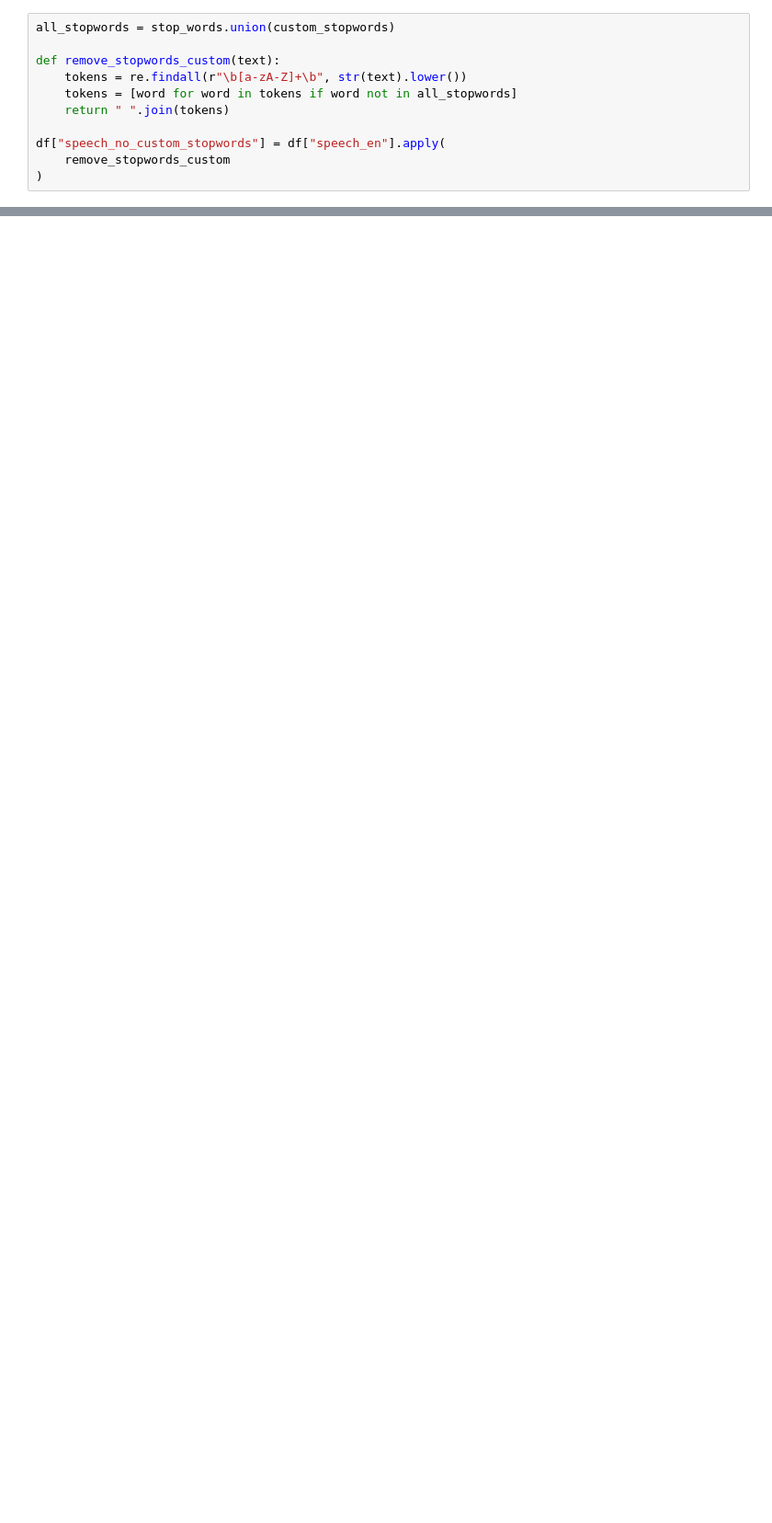
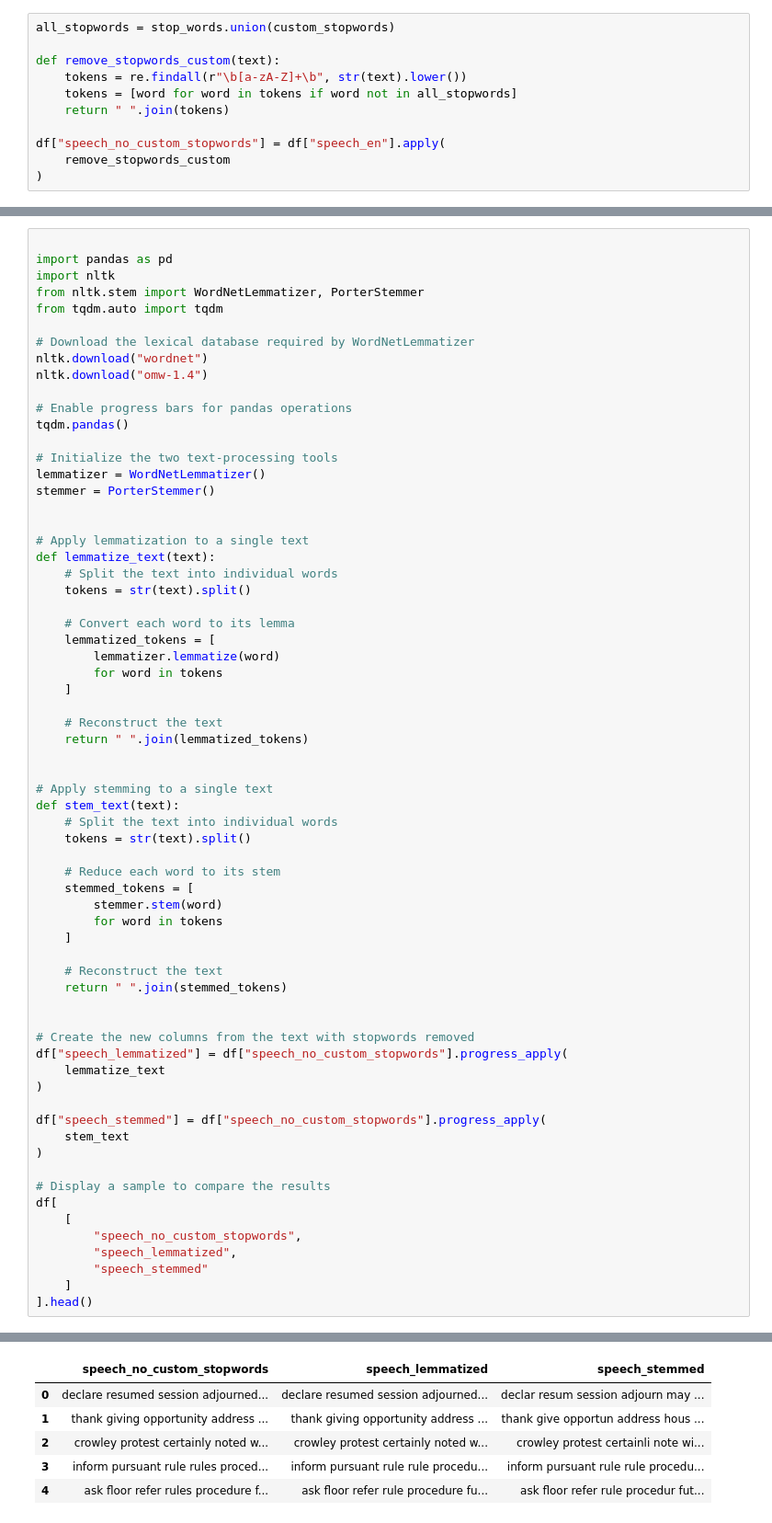
Before and after one commit to luisrafaelsoeiro/Dissertacao_UE, a Jupyter notebook: 02_preprocessing.ipynb, the cells around one changed output, grey strips where cells are left out. Shown at 92% size. Saved outputs shown, nothing was run; the diff lists cells and outputs as text; blank space fills up the shorter version.

```diff
--- a/02_preprocessing.ipynb
+++ b/02_preprocessing.ipynb
@@ -497,0 +509,67 @@ plt.show()
+# %%
+
+import pandas as pd
+import nltk
+from nltk.stem import WordNetLemmatizer, PorterStemmer
+from tqdm.auto import tqdm
+
+# Download the lexical database required by WordNetLemmatizer
+nltk.download("wordnet")
+nltk.download("omw-1.4")
+
+# Enable progress bars for pandas operations
+tqdm.pandas()
+
+# Initialize the two text-processing tools
+lemmatizer = WordNetLemmatizer()
+stemmer = PorterStemmer()
+
+
+# Apply lemmatization to a single text
+def lemmatize_text(text):
+    # Split the text into individual words
+    tokens = str(text).split()
+
+    # Convert each word to its lemma
+    lemmatized_tokens = [
+        lemmatizer.lemmatize(word)
+        for word in tokens
+    ]
+
+    # Reconstruct the text
+    return " ".join(lemmatized_tokens)
+
+
+# Apply stemming to a single text
+def stem_text(text):
+    # Split the text into individual words
+    tokens = str(text).split()
+
+    # Reduce each word to its stem
+    stemmed_tokens = [
+        stemmer.stem(word)
+        for word in tokens
+    ]
+
+    # Reconstruct the text
+    return " ".join(stemmed_tokens)
+
+
+# Create the new columns from the text with stopwords removed
+df["speech_lemmatized"] = df["speech_no_custom_stopwords"].progress_apply(
+    lemmatize_text
+)
+
+df["speech_stemmed"] = df["speech_no_custom_stopwords"].progress_apply(
+    stem_text
+)
+
+# Display a sample to compare the results
+df[
+    [
+        "speech_no_custom_stopwords",
+        "speech_lemmatized",
+        "speech_stemmed"
+    ]
+].head()
+# %% [output]
@@ -497,0 +580,6 @@ plt.show()
+|  | speech_no_custom_stopwords | speech_lemmatized | speech_stemmed |
+| 0 | declare resumed session adjourned... | declare resumed session adjourned... | declar resum session adjourn may ... |
+| 1 | thank giving opportunity address ... | thank giving opportunity address ... | thank give opportun address hous ... |
+| 2 | crowley protest certainly noted w... | crowley protest certainly noted w... | crowley protest certainli note wi... |
+| 3 | inform pursuant rule rules proced... | inform pursuant rule rule procedu... | inform pursuant rule rule procedu... |
+| 4 | ask floor refer rules procedure f... | ask floor refer rule procedure fu... | ask floor refer rule procedur fut... |
```
Also changed, not shown: parts of 13 cells of this notebook, 4 other files.
